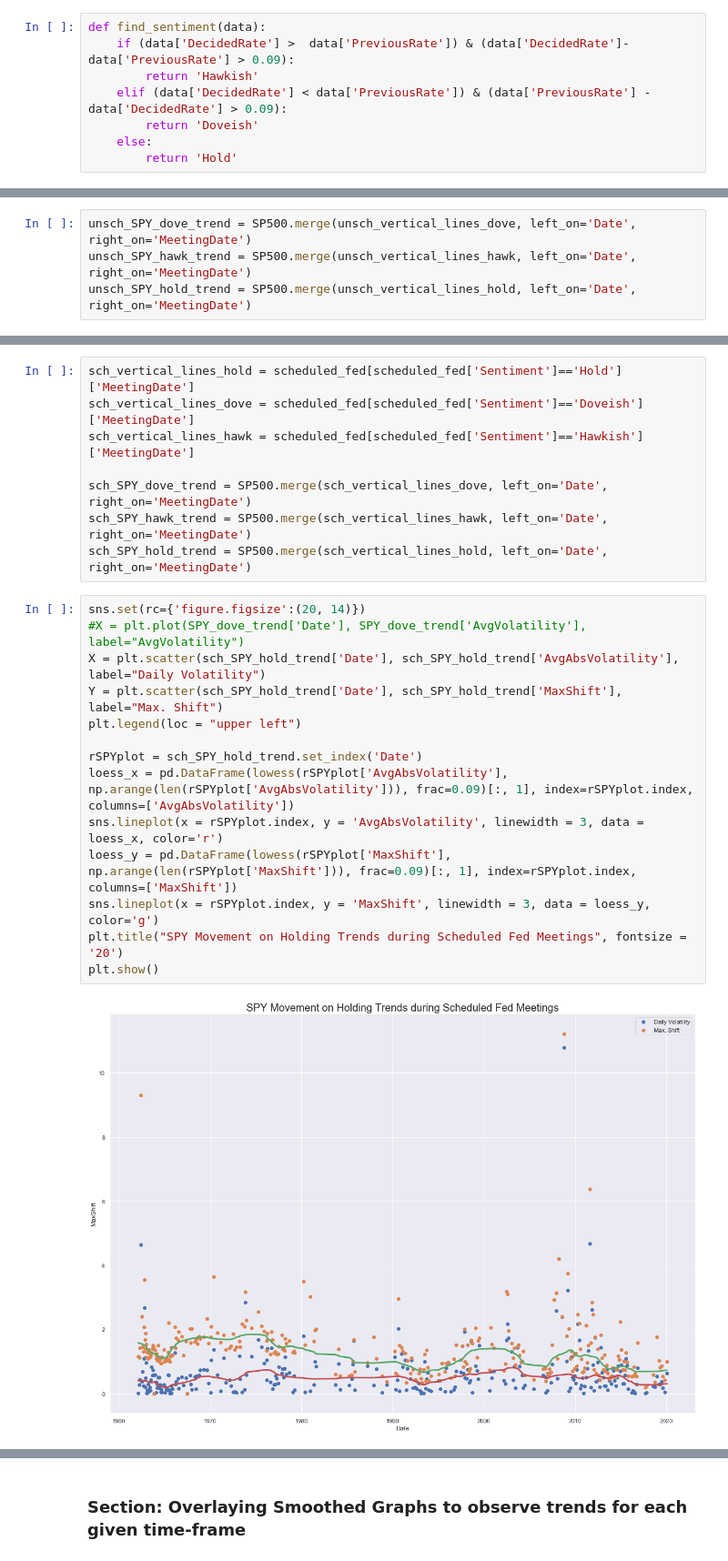
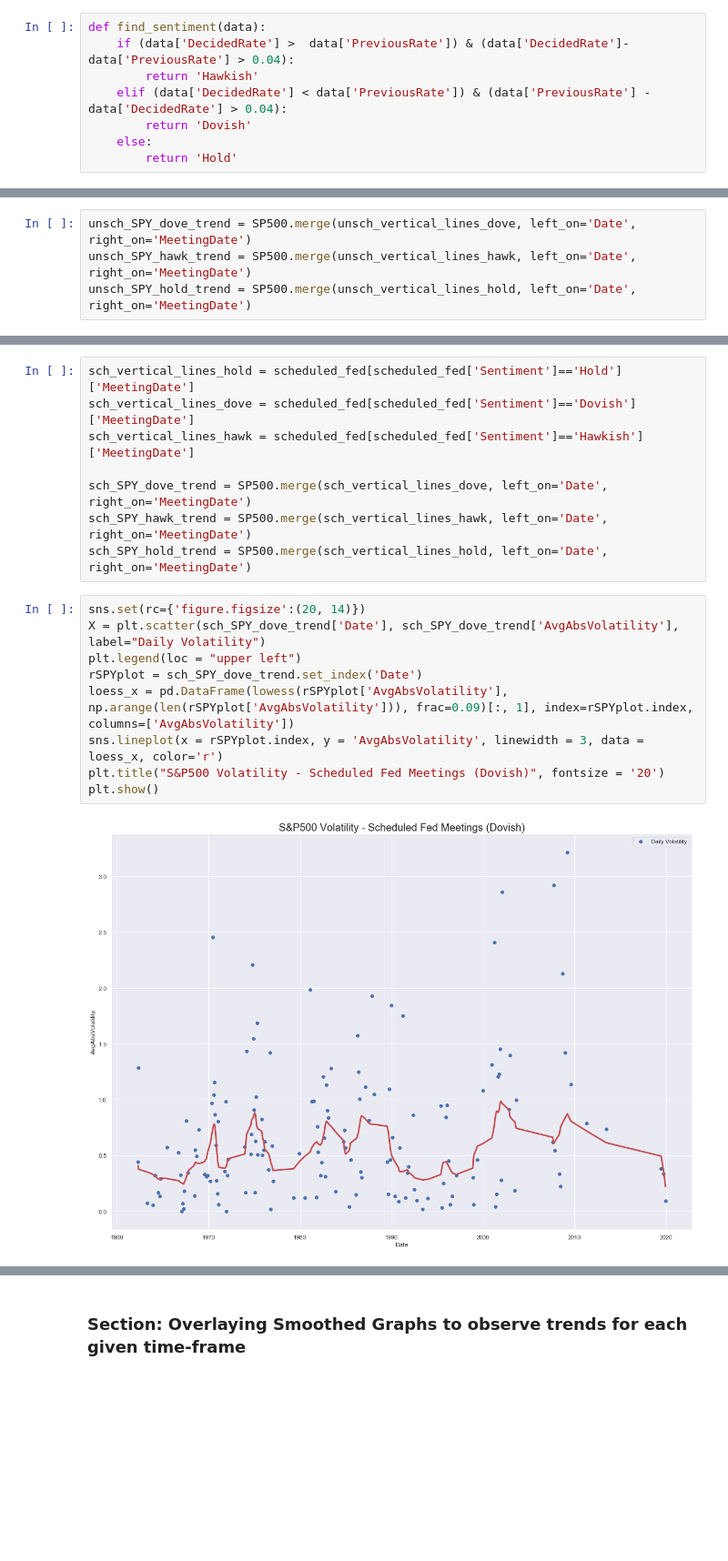
Before and after one commit to vikranttkumar/FedFundsSP500, a Jupyter notebook: Fed Funds Rate interaction with S&P500.ipynb, the cells around one changed output, grey strips where cells are left out. Shown at 91% size. Cells and saved outputs as stored; diff of their text form; blank space fills up the shorter version.

```diff
--- a/Fed Funds Rate interaction with S&P500.ipynb
+++ b/Fed Funds Rate interaction with S&P500.ipynb
@@ -143,10 +143,10 @@ ax1= sns.lineplot(x='Date', y='Close', data=SP500).set_title('S&P500 Historical
 ### Section 2: Process Dataset<br>
 # %%
 def find_sentiment(data):
-    if (data['DecidedRate'] >  data['PreviousRate']) & (data['DecidedRate']- data['PreviousRate'] > 0.09):
+    if (data['DecidedRate'] >  data['PreviousRate']) & (data['DecidedRate']- data['PreviousRate'] > 0.04):
         return 'Hawkish'
-    elif (data['DecidedRate'] < data['PreviousRate']) & (data['PreviousRate'] - data['DecidedRate'] > 0.09):
-        return 'Doveish'
+    elif (data['DecidedRate'] < data['PreviousRate']) & (data['PreviousRate'] - data['DecidedRate'] > 0.04):
+        return 'Dovish'
     else:
         return 'Hold'
 # %%
@@ -473,6 +432,6 @@ scheduled_fed.Sentiment.hist()
 # %%
 sch_vertical_lines_hold = scheduled_fed[scheduled_fed['Sentiment']=='Hold']['MeetingDate']
-sch_vertical_lines_dove = scheduled_fed[scheduled_fed['Sentiment']=='Doveish']['MeetingDate']
+sch_vertical_lines_dove = scheduled_fed[scheduled_fed['Sentiment']=='Dovish']['MeetingDate']
 sch_vertical_lines_hawk = scheduled_fed[scheduled_fed['Sentiment']=='Hawkish']['MeetingDate']
 
 sch_SPY_dove_trend = SP500.merge(sch_vertical_lines_dove, left_on='Date', right_on='MeetingDate')
@@ -480,20 +439,15 @@ sch_SPY_hawk_trend = SP500.merge(sch_vertical_lines_hawk, left_on='Date', right_
 sch_SPY_hold_trend = SP500.merge(sch_vertical_lines_hold, left_on='Date', right_on='MeetingDate')
 # %%
 sns.set(rc={'figure.figsize':(20, 14)})
-#X = plt.plot(SPY_dove_trend['Date'], SPY_dove_trend['AvgVolatility'], label="AvgVolatility")
-X = plt.scatter(sch_SPY_hold_trend['Date'], sch_SPY_hold_trend['AvgAbsVolatility'], label="Daily Volatility")
-Y = plt.scatter(sch_SPY_hold_trend['Date'], sch_SPY_hold_trend['MaxShift'], label="Max. Shift")
+X = plt.scatter(sch_SPY_dove_trend['Date'], sch_SPY_dove_trend['AvgAbsVolatility'], label="Daily Volatility")
 plt.legend(loc = "upper left")
-
-rSPYplot = sch_SPY_hold_trend.set_index('Date')
+rSPYplot = sch_SPY_dove_trend.set_index('Date')
 loess_x = pd.DataFrame(lowess(rSPYplot['AvgAbsVolatility'], np.arange(len(rSPYplot['AvgAbsVolatility'])), frac=0.09)[:, 1], index=rSPYplot.index, columns=['AvgAbsVolatility'])
 sns.lineplot(x = rSPYplot.index, y = 'AvgAbsVolatility', linewidth = 3, data = loess_x, color='r')
-loess_y = pd.DataFrame(lowess(rSPYplot['MaxShift'], np.arange(len(rSPYplot['MaxShift'])), frac=0.09)[:, 1], index=rSPYplot.index, columns=['MaxShift'])
-sns.lineplot(x = rSPYplot.index, y = 'MaxShift', linewidth = 3, data = loess_y, color='g')
-plt.title("SPY Movement on Holding Trends during Scheduled Fed Meetings", fontsize = '20')
+plt.title("S&P500 Volatility - Scheduled Fed Meetings (Dovish)", fontsize = '20')
 plt.show()
 # %% [output]
-[figure, old version]
+[figure, new version]
 # %%
 with PdfPages('SPY_Scheduled_SentimentMovement_Trends.pdf') as pdf:
     X = plt.scatter(sch_SPY_dove_trend['Date'], sch_SPY_dove_trend['AvgAbsVolatility'], label="Daily Volatility")
```
Also changed, not shown: parts of 23 cells of this notebook, 19 other files.
